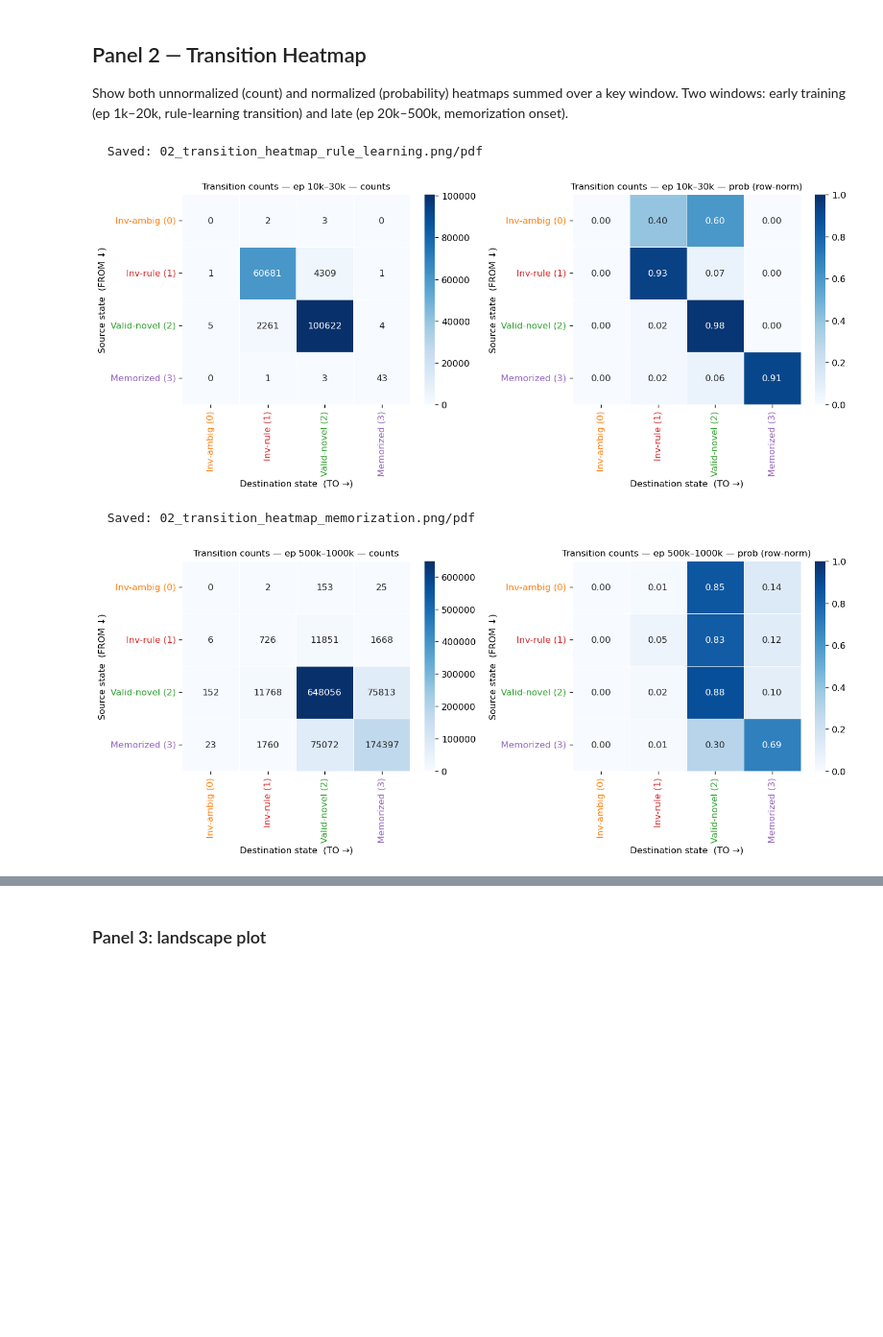
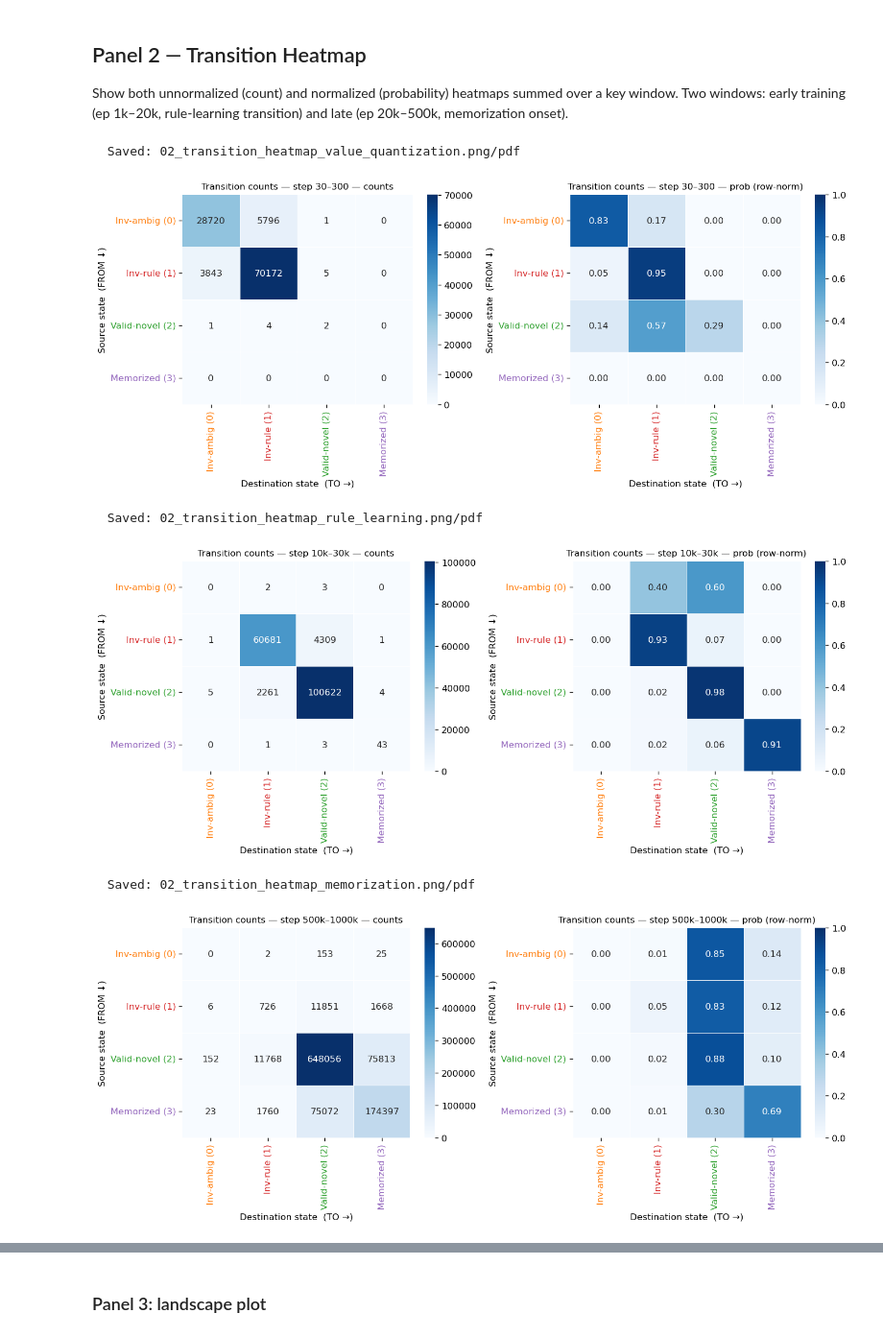
Before and after one commit to Animadversio/DiffusionAttnConsistency, a Jupyter notebook: notebooks/20260430_G3rep2_integrated_FigureExport.ipynb, the cells around one changed output, grey strips where cells are left out. Shown at 96% size. Saved outputs shown, nothing was run; the diff lists cells and outputs as text; code cells hidden in the pictures; blank space fills up the shorter version.

```diff
--- a/notebooks/20260430_G3rep2_integrated_FigureExport.ipynb
+++ b/notebooks/20260430_G3rep2_integrated_FigureExport.ipynb
@@ -239,22 +239,26 @@ GridSpec(2, 1, height_ratios=[1, 4])
 Show both unnormalized (count) and normalized (probability) heatmaps summed over a key window.
 Two windows: early training (ep 1k–20k, rule-learning transition) and late (ep 20k–500k, memorization onset).
 # %%
+d = load_data(EXP_NAME, SAVEROOT)
 T_count, T_prob, epochs_ev, ep_mid = compute_transition_matrix(d)
 
 for win_label, win_lo, win_hi in [
+    ('value_quantization',    30,   300),
     ('rule_learning',   10_000,   30_000),
     ('memorization', 500_000, 1_000_000),
 ]:
     mask = (ep_mid >= win_lo) & (ep_mid < win_hi)
     T_win = T_count[mask].sum(axis=0)   # (4,4) summed counts
     fig = plot_transition_heatmap_both(
         T_win,
-        title=f"Transition counts — ep {win_lo//1000}k–{win_hi//1000}k"
+        title=f"Transition counts — step {win_lo//1000}k–{win_hi//1000}k" if win_hi > 1000 else f"Transition counts — step {win_lo}–{win_hi}"
     )
     savefig_both(fig, f'02_transition_heatmap_{win_label}')
     plt.show()
 # %% [output]
-  Saved: 02_transition_heatmap_rule_learning.png/pdf
+  Saved: 02_transition_heatmap_value_quantization.png/pdf
-[figure, old version]
+[figure, new version]
-  Saved: 02_transition_heatmap_memorization.png/pdf
+  Saved: 02_transition_heatmap_rule_learning.png/pdf
-[figure, old version]
+[figure, new version]
+  Saved: 02_transition_heatmap_memorization.png/pdf
+[figure, added]
```
Also changed, not shown: parts of 15 cells of this notebook, 4 other files.
